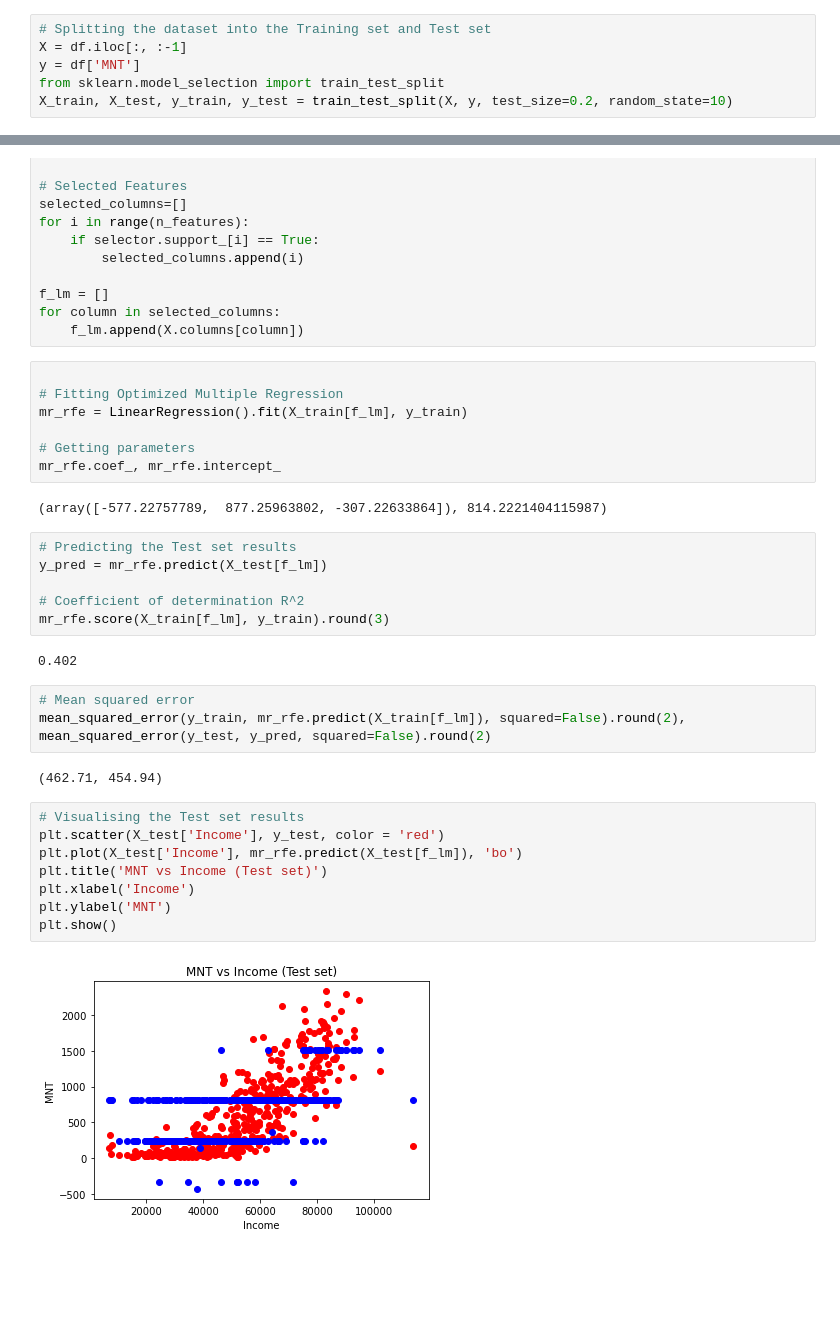
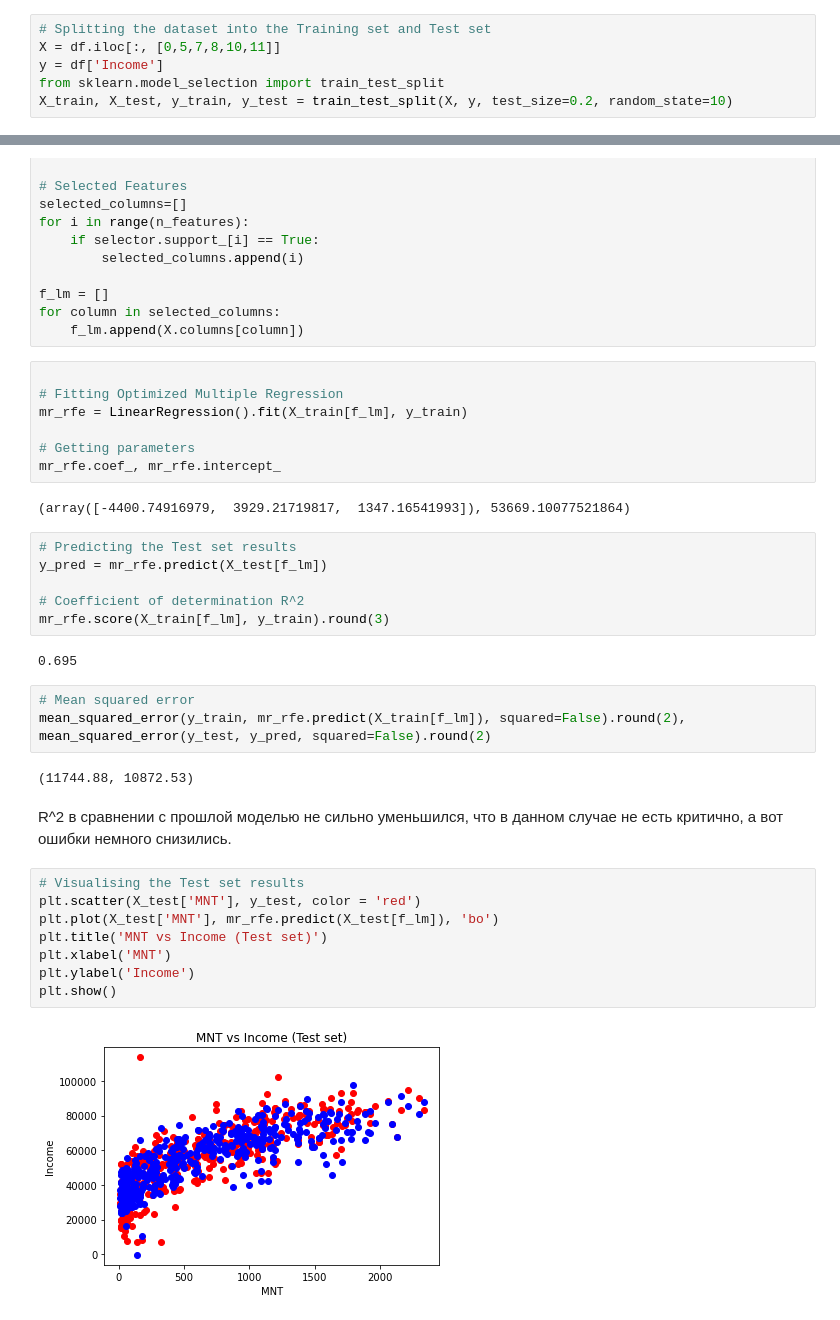
Before and after one commit to mariialitvina/Uni_tasks_ML, a Jupyter notebook: 02 Linear Regression.ipynb, the cells around one changed output, grey strips where cells are left out. Saved outputs shown, nothing was run; the diff lists cells and outputs as text; blank space fills up the shorter version.

```diff
--- a/02 Linear Regression.ipynb
+++ b/02 Linear Regression.ipynb
@@ -40,7 +45,7 @@ plt.show()
 # %%
 # Splitting the dataset into the Training set and Test set
-X = df.iloc[:, :-1]
-y = df['MNT']
+X = df.iloc[:, [0,5,7,8,10,11]]
+y = df['Income']
 from sklearn.model_selection import train_test_split
 X_train, X_test, y_train, y_test = train_test_split(X, y, test_size=0.2, random_state=10)
 # %% [markdown]
@@ -182,7 +173,7 @@ mr_rfe = LinearRegression().fit(X_train[f_lm], y_train)
 # Getting parameters
 mr_rfe.coef_, mr_rfe.intercept_
 # %% [output]
-(array([-577.22757789,  877.25963802, -307.22633864]), 814.2221404115987)
+(array([-4400.74916979,  3929.21719817,  1347.16541993]), 53669.10077521864)
 # %%
 # Predicting the Test set results
 y_pred = mr_rfe.predict(X_test[f_lm])
@@ -190,19 +181,21 @@ y_pred = mr_rfe.predict(X_test[f_lm])
 # Coefficient of determination R^2
 mr_rfe.score(X_train[f_lm], y_train).round(3)
 # %% [output]
-0.402
+0.695
 # %%
 # Mean squared error
 mean_squared_error(y_train, mr_rfe.predict(X_train[f_lm]), squared=False).round(2), mean_squared_error(y_test, y_pred, squared=False).round(2)
 # %% [output]
-(462.71, 454.94)
+(11744.88, 10872.53)
+# %% [markdown]
+R^2 в сравнении с прошлой моделью не сильно уменьшился, что в данном случае не есть критично, а вот ошибки немного снизились.
 # %%
 # Visualising the Test set results
-plt.scatter(X_test['Income'], y_test, color = 'red')
-plt.plot(X_test['Income'], mr_rfe.predict(X_test[f_lm]), 'bo')
+plt.scatter(X_test['MNT'], y_test, color = 'red')
+plt.plot(X_test['MNT'], mr_rfe.predict(X_test[f_lm]), 'bo')
 plt.title('MNT vs Income (Test set)')
-plt.xlabel('Income')
-plt.ylabel('MNT')
+plt.xlabel('MNT')
+plt.ylabel('Income')
 plt.show()
 # %% [output]
-[figure, old version]
+[figure, new version]
```
Also changed, not shown: parts of 24 cells of this notebook, 3 other files.
